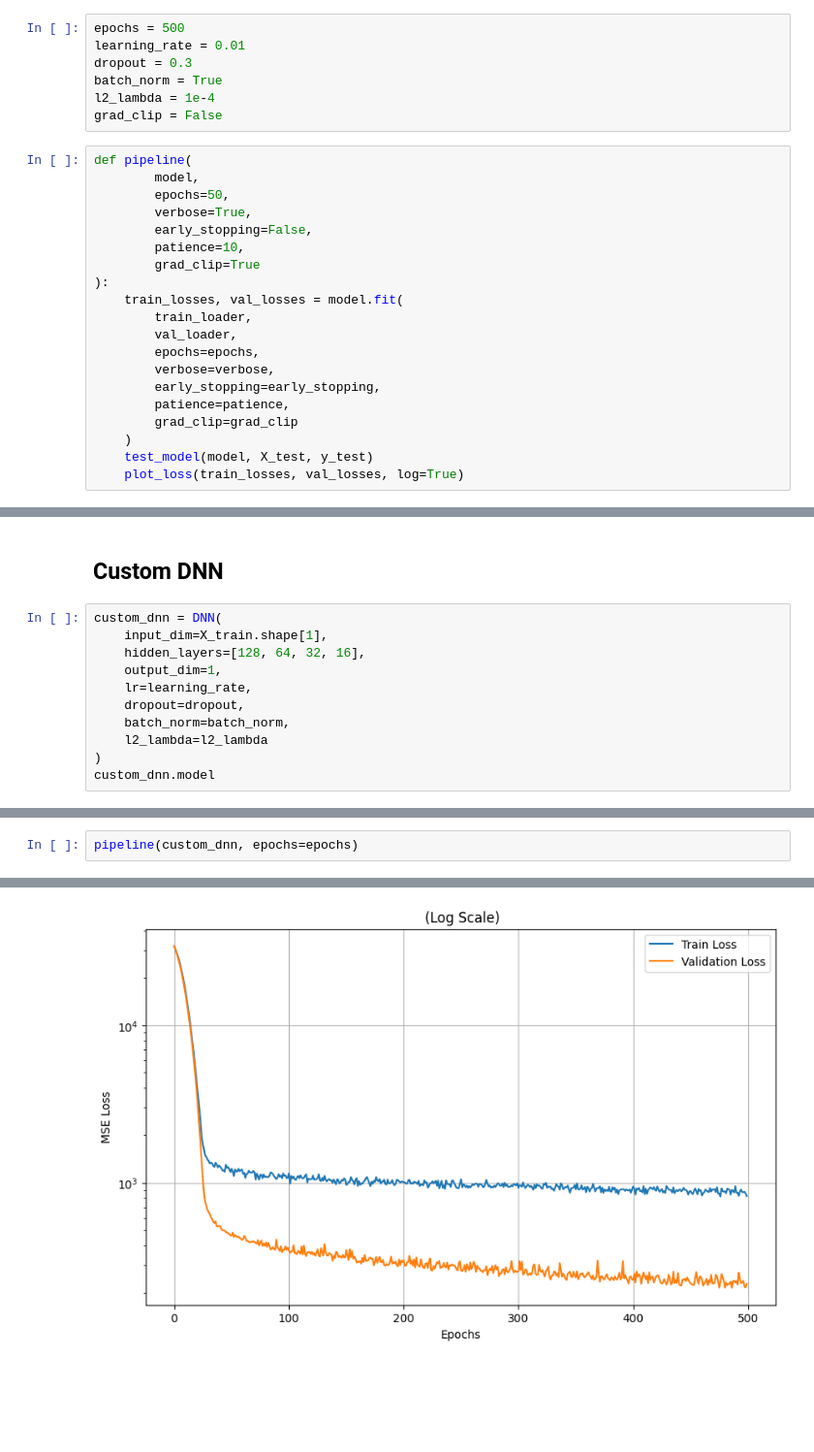
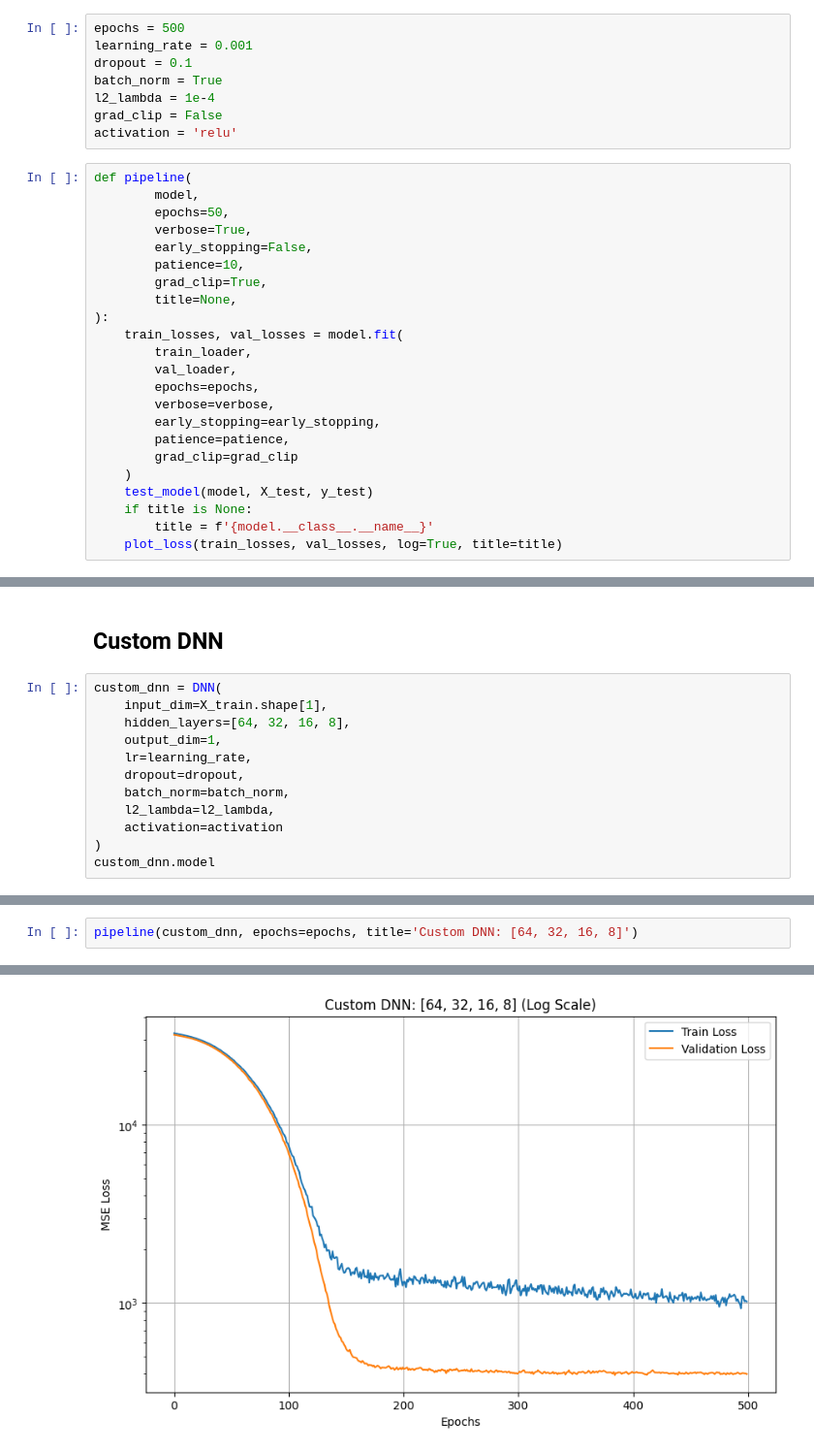
Before and after one commit to toan-ly/CS-5137-Deep-Learning, a Jupyter notebook: homework1/src/run_dnn.ipynb, the cells around one changed output, grey strips where cells are left out. Shown at 97% size. Cells and saved outputs as stored; diff of their text form; blank space fills up the shorter version.

```diff
--- a/homework1/src/run_dnn.ipynb
+++ b/homework1/src/run_dnn.ipynb
@@ -40,11 +40,12 @@ val_loader = DataLoader(val_dataset, batch_size=batch_size, shuffle=False)
 #### Hyperparameters
 # %%
 epochs = 500
-learning_rate = 0.01
-dropout = 0.3
+learning_rate = 0.001
+dropout = 0.1
 batch_norm = True
 l2_lambda = 1e-4
 grad_clip = False
+activation = 'relu'
 # %%
 def pipeline(
         model,
@@ -52,7 +53,8 @@ def pipeline(
         verbose=True,
         early_stopping=False,
         patience=10,
-        grad_clip=True
+        grad_clip=True,
+        title=None,
 ):
     train_losses, val_losses = model.fit(
         train_loader,
@@ -64,7 +66,9 @@ def pipeline(
         grad_clip=grad_clip
     )
     test_model(model, X_test, y_test)
-    plot_loss(train_losses, val_losses, log=True)
+    if title is None:
+        title = f'{model.__class__.__name__}'
+    plot_loss(train_losses, val_losses, log=True, title=title)
 # %% [markdown]
 ### Linear Regression
 # %%
@@ -262,12 +270,13 @@ R^2 Score: 0.5867
 # %%
 custom_dnn = DNN(
     input_dim=X_train.shape[1],
-    hidden_layers=[128, 64, 32, 16],
+    hidden_layers=[64, 32, 16, 8],
     output_dim=1,
     lr=learning_rate,
     dropout=dropout,
     batch_norm=batch_norm,
-    l2_lambda=l2_lambda
+    l2_lambda=l2_lambda,
+    activation=activation
 )
 custom_dnn.model
 # %% [output]
@@ -290,4 +299,4 @@ Sequential(
 )
 # %%
-pipeline(custom_dnn, epochs=epochs)
+pipeline(custom_dnn, epochs=epochs, title='Custom DNN: [64, 32, 16, 8]')
 # %% [output]
@@ -309,2 +318,2 @@ R^2 Score: 0.7247
 ========================================
-[figure, old version]
+[figure, new version]
```
Also changed, not shown: parts of 12 cells of this notebook, 8 other files.
